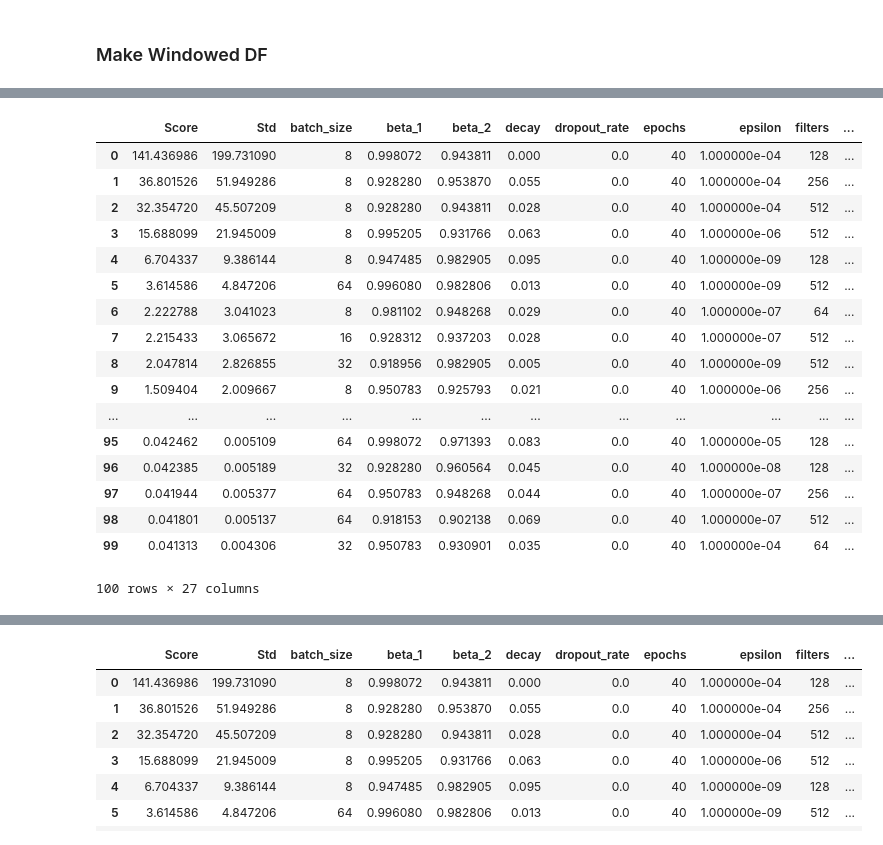
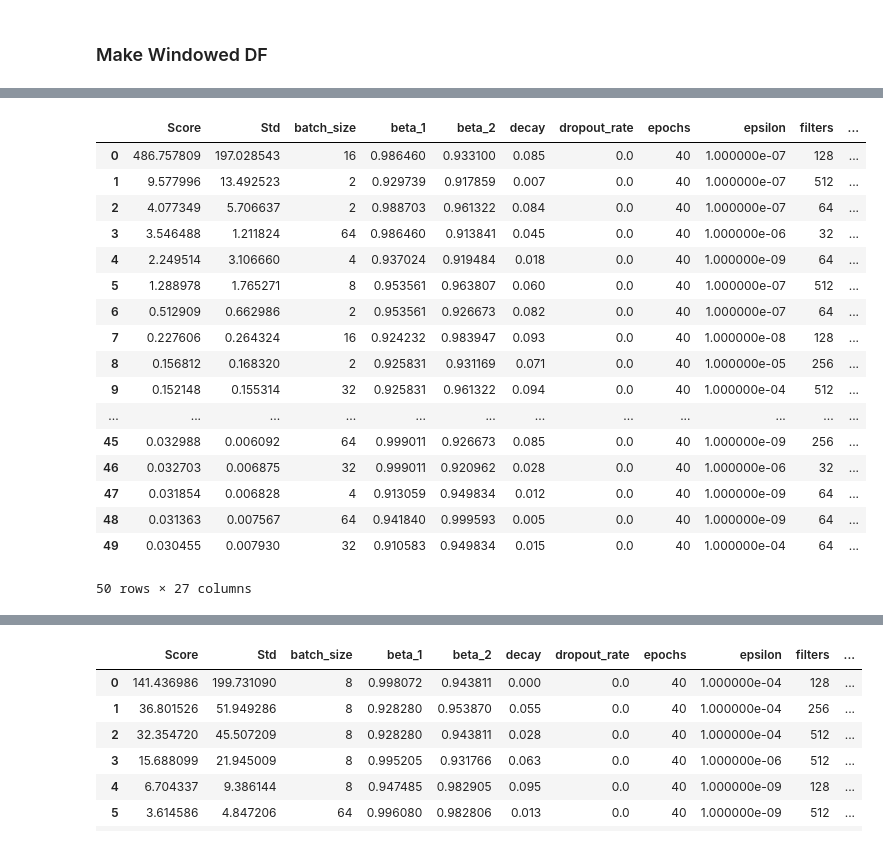
Before and after one commit to MichaelRGrant/HydroSatML, a Jupyter notebook: jupyter_notebooks/soilM_forecasting_tuning.ipynb, the cells around one changed output, grey strips where cells are left out. Drawn from its saved outputs; the diff is of its cells as text; code cells hidden in the pictures.

Commit message:
added notebooks for time series

```diff
--- a/jupyter_notebooks/soilM_forecasting_tuning.ipynb
+++ b/jupyter_notebooks/soilM_forecasting_tuning.ipynb
@@ -233,7 +233,8 @@ def report(train, test):
 ### Load Dataset
 # %%
 CWD = os.getcwd()
-FILE_PATH = os.path.join(CWD, "../data/time_series_soilM_averaged.csv")
+CWD
+FILE_PATH = os.path.join(CWD, "../data/time_series_soilM_averaged_50percent_tuning.csv")
 dataset = pd.read_csv(FILE_PATH)
 dataset.head()
 dataset['date'] = pd.to_datetime(dataset['date'])
@@ -277,8 +279,8 @@ feat_cols = ['precip.cm', 'tair.C', 'rh.pct', 'wind_sp.m_per_s', 'irradiance.w_p
        'average_sand', 'average_silt']
 keep_cols = resp_cols + feat_cols
 
-sequence_length = 10
-horizon = 3
+sequence_length = 30
+horizon = 14
 resp_width = 0
 dense = len(resp_cols)
 # %% [markdown]
@@ -558,7 +560,7 @@ print('Forecasting out {0} days, with a {1:0.1f} day window. '.format(horizon, (
 print('Feature space: ', feat_cols)
 print('Response: ', resp_cols)
 
-model = KerasRegressor(build_fn=create_tCNN_model, shuffle=True, verbose=1)
+model = KerasRegressor(build_fn=create_tCNN_model, shuffle=True, verbose=0)
 
 # init = ['uniform', 'normal', 'zero', 'glorot_uniform', 'glorot_normal', 'lecun_uniform',
 #                       'lecun_normal', 'he_normal', 'he_uniform']
@@ -624,7 +626,7 @@ sweeper = random_sweep(
     train_X, train_y,
     model, param_grid,
     scoring=compute_mae,
-    n_iter=100, n_jobs=7,
+    n_iter=50, n_jobs=6,
     refit=False, cv=3, verbose=1)
 report_timing()
 # %% [output]
@@ -685,24 +640,24 @@ Elapsed: 56 minutes
 # %%
 results = sweep_stats(sweeper)
-FILE_PATH = os.path.join(CWD, "../data/results_data/best_params/tCNN_W10_H3_Resp-soilM_Feat-soilType-allWeather_run1.csv")
+FILE_PATH = os.path.join(CWD, "../data/results_data/best_params/tCNN_W30_H14_Resp-soilM_Feat-soilType-allWeather_run1.csv")
 results.to_csv(FILE_PATH)
 results
 # %% [output]
 |  | Score | Std | batch_size | beta_1 | beta_2 | decay | dropout_rate | epochs | epsilon | filters | ... |
-| 0 | 141.436986 | 199.731090 | 8 | 0.998072 | 0.943811 | 0.000 | 0.0 | 40 | 1.000000e-04 | 128 | ... |
-| 1 | 36.801526 | 51.949286 | 8 | 0.928280 | 0.953870 | 0.055 | 0.0 | 40 | 1.000000e-04 | 256 | ... |
-| 2 | 32.354720 | 45.507209 | 8 | 0.928280 | 0.943811 | 0.028 | 0.0 | 40 | 1.000000e-04 | 512 | ... |
-| 3 | 15.688099 | 21.945009 | 8 | 0.995205 | 0.931766 | 0.063 | 0.0 | 40 | 1.000000e-06 | 512 | ... |
-| 4 | 6.704337 | 9.386144 | 8 | 0.947485 | 0.982905 | 0.095 | 0.0 | 40 | 1.000000e-09 | 128 | ... |
-| 5 | 3.614586 | 4.847206 | 64 | 0.996080 | 0.982806 | 0.013 | 0.0 | 40 | 1.000000e-09 | 512 | ... |
-| 6 | 2.222788 | 3.041023 | 8 | 0.981102 | 0.948268 | 0.029 | 0.0 | 40 | 1.000000e-07 | 64 | ... |
-| 7 | 2.215433 | 3.065672 | 16 | 0.928312 | 0.937203 | 0.028 | 0.0 | 40 | 1.000000e-07 | 512 | ... |
-| 8 | 2.047814 | 2.826855 | 32 | 0.918956 | 0.982905 | 0.005 | 0.0 | 40 | 1.000000e-09 | 512 | ... |
-| 9 | 1.509404 | 2.009667 | 8 | 0.950783 | 0.925793 | 0.021 | 0.0 | 40 | 1.000000e-06 | 256 | ... |
+| 0 | 486.757809 | 197.028543 | 16 | 0.986460 | 0.933100 | 0.085 | 0.0 | 40 | 1.000000e-07 | 128 | ... |
+| 1 | 9.577996 | 13.492523 | 2 | 0.929739 | 0.917859 | 0.007 | 0.0 | 40 | 1.000000e-07 | 512 | ... |
+| 2 | 4.077349 | 5.706637 | 2 | 0.988703 | 0.961322 | 0.084 | 0.0 | 40 | 1.000000e-07 | 64 | ... |
+| 3 | 3.546488 | 1.211824 | 64 | 0.986460 | 0.913841 | 0.045 | 0.0 | 40 | 1.000000e-06 | 32 | ... |
+| 4 | 2.249514 | 3.106660 | 4 | 0.937024 | 0.919484 | 0.018 | 0.0 | 40 | 1.000000e-09 | 64 | ... |
+| 5 | 1.288978 | 1.765271 | 8 | 0.953561 | 0.963807 | 0.060 | 0.0 | 40 | 1.000000e-07 | 512 | ... |
+| 6 | 0.512909 | 0.662986 | 2 | 0.953561 | 0.926673 | 0.082 | 0.0 | 40 | 1.000000e-07 | 64 | ... |
+| 7 | 0.227606 | 0.264324 | 16 | 0.924232 | 0.983947 | 0.093 | 0.0 | 40 | 1.000000e-08 | 128 | ... |
+| 8 | 0.156812 | 0.168320 | 2 | 0.925831 | 0.931169 | 0.071 | 0.0 | 40 | 1.000000e-05 | 256 | ... |
+| 9 | 0.152148 | 0.155314 | 32 | 0.925831 | 0.961322 | 0.094 | 0.0 | 40 | 1.000000e-04 | 512 | ... |
 | ... | ... | ... | ... | ... | ... | ... | ... | ... | ... | ... | ... |
-| 95 | 0.042462 | 0.005109 | 64 | 0.998072 | 0.971393 | 0.083 | 0.0 | 40 | 1.000000e-05 | 128 | ... |
-| 96 | 0.042385 | 0.005189 | 32 | 0.928280 | 0.960564 | 0.045 | 0.0 | 40 | 1.000000e-08 | 128 | ... |
-| 97 | 0.041944 | 0.005377 | 64 | 0.950783 | 0.948268 | 0.044 | 0.0 | 40 | 1.000000e-07 | 256 | ... |
-| 98 | 0.041801 | 0.005137 | 64 | 0.918153 | 0.902138 | 0.069 | 0.0 | 40 | 1.000000e-07 | 512 | ... |
-| 99 | 0.041313 | 0.004306 | 32 | 0.950783 | 0.930901 | 0.035 | 0.0 | 40 | 1.000000e-04 | 64 | ... |
+| 45 | 0.032988 | 0.006092 | 64 | 0.999011 | 0.926673 | 0.085 | 0.0 | 40 | 1.000000e-09 | 256 | ... |
+| 46 | 0.032703 | 0.006875 | 32 | 0.999011 | 0.920962 | 0.028 | 0.0 | 40 | 1.000000e-06 | 32 | ... |
+| 47 | 0.031854 | 0.006828 | 4 | 0.913059 | 0.949834 | 0.012 | 0.0 | 40 | 1.000000e-09 | 64 | ... |
+| 48 | 0.031363 | 0.007567 | 64 | 0.941840 | 0.999593 | 0.005 | 0.0 | 40 | 1.000000e-09 | 64 | ... |
+| 49 | 0.030455 | 0.007930 | 32 | 0.910583 | 0.949834 | 0.015 | 0.0 | 40 | 1.000000e-04 | 64 | ... |
-100 rows × 27 columns
+50 rows × 27 columns
```
Also changed, not shown: parts of 8 cells of this notebook, 6 other files.
